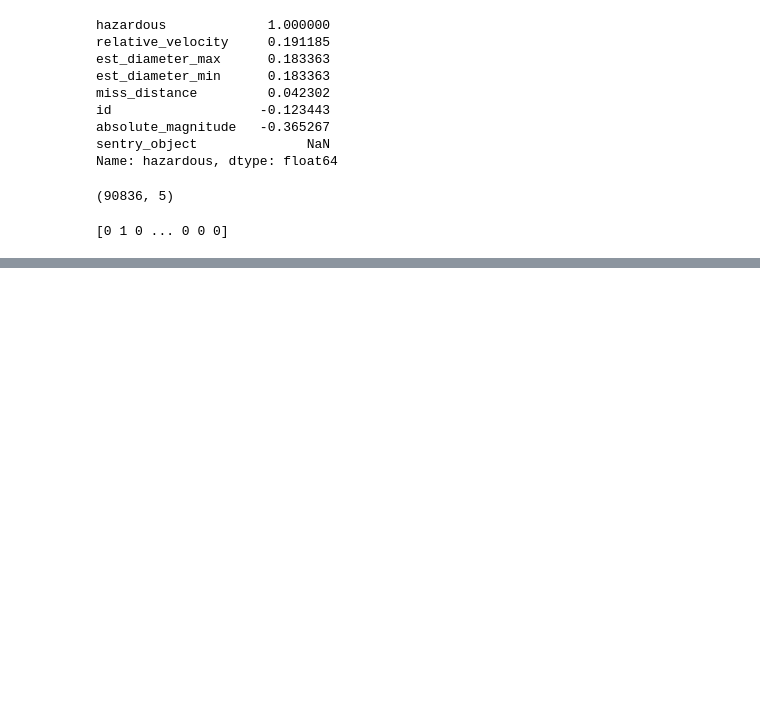
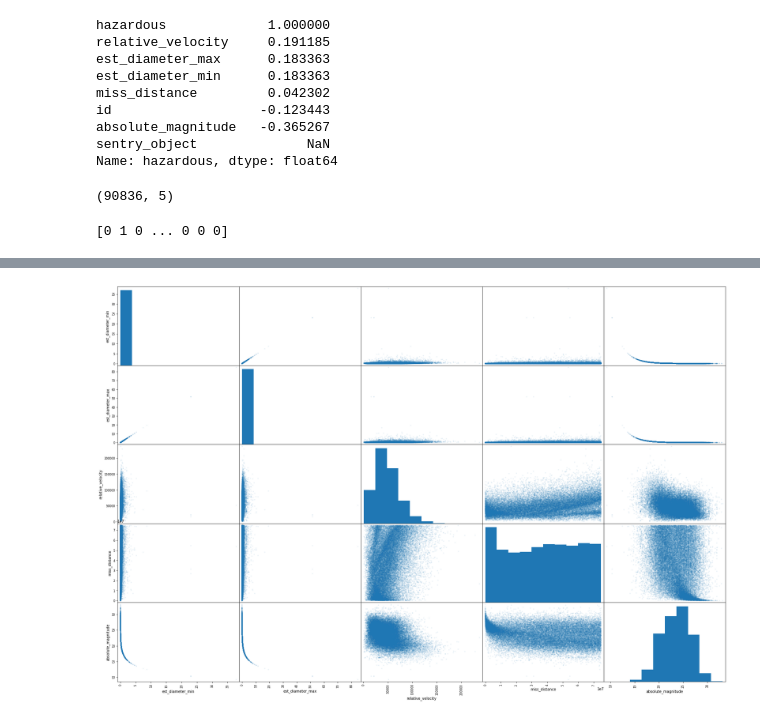
Before and after one commit to DSCKGEC/NASA-Collision-Detection, a Jupyter notebook: Nasa_nearest_earth_object_classifier.ipynb, the cells around one changed output, grey strips where cells are left out. Drawn from its saved outputs; the diff is of its cells as text; code cells hidden in the pictures; blank space fills up the shorter version.

```diff
--- a/Nasa_nearest_earth_object_classifier.ipynb
+++ b/Nasa_nearest_earth_object_classifier.ipynb
@@ -145,2 +157,7 @@ weighted avg       0.89      0.89      0.89     45418
 # %%
 #Bivariate Analysis
+from pandas.plotting import scatter_matrix
+scatter_matrix(X_train, figsize=(30,20), alpha=0.1)
+plt.show()
+# %% [output]
+[figure, added]
```
Also changed, not shown: parts of 9 cells of this notebook.
